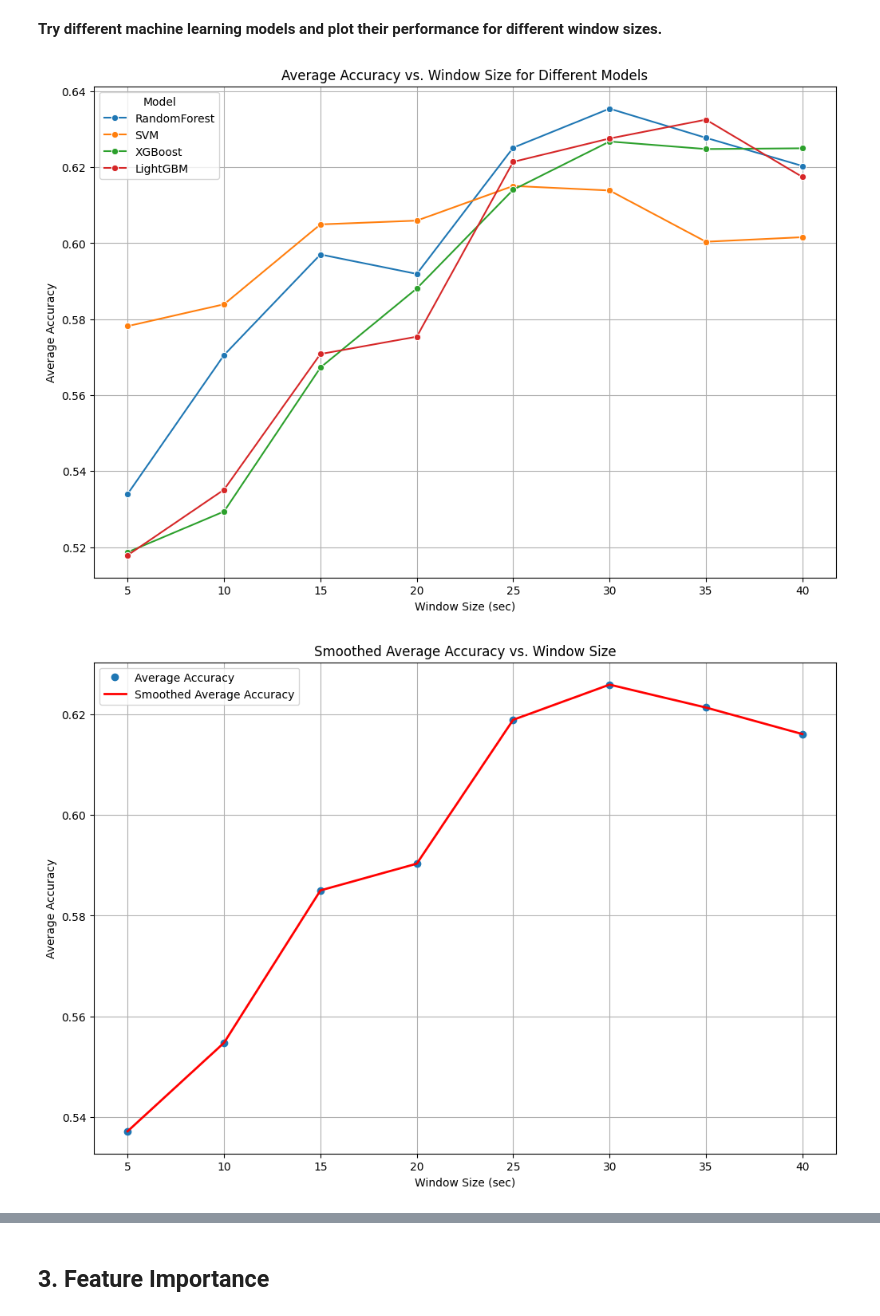
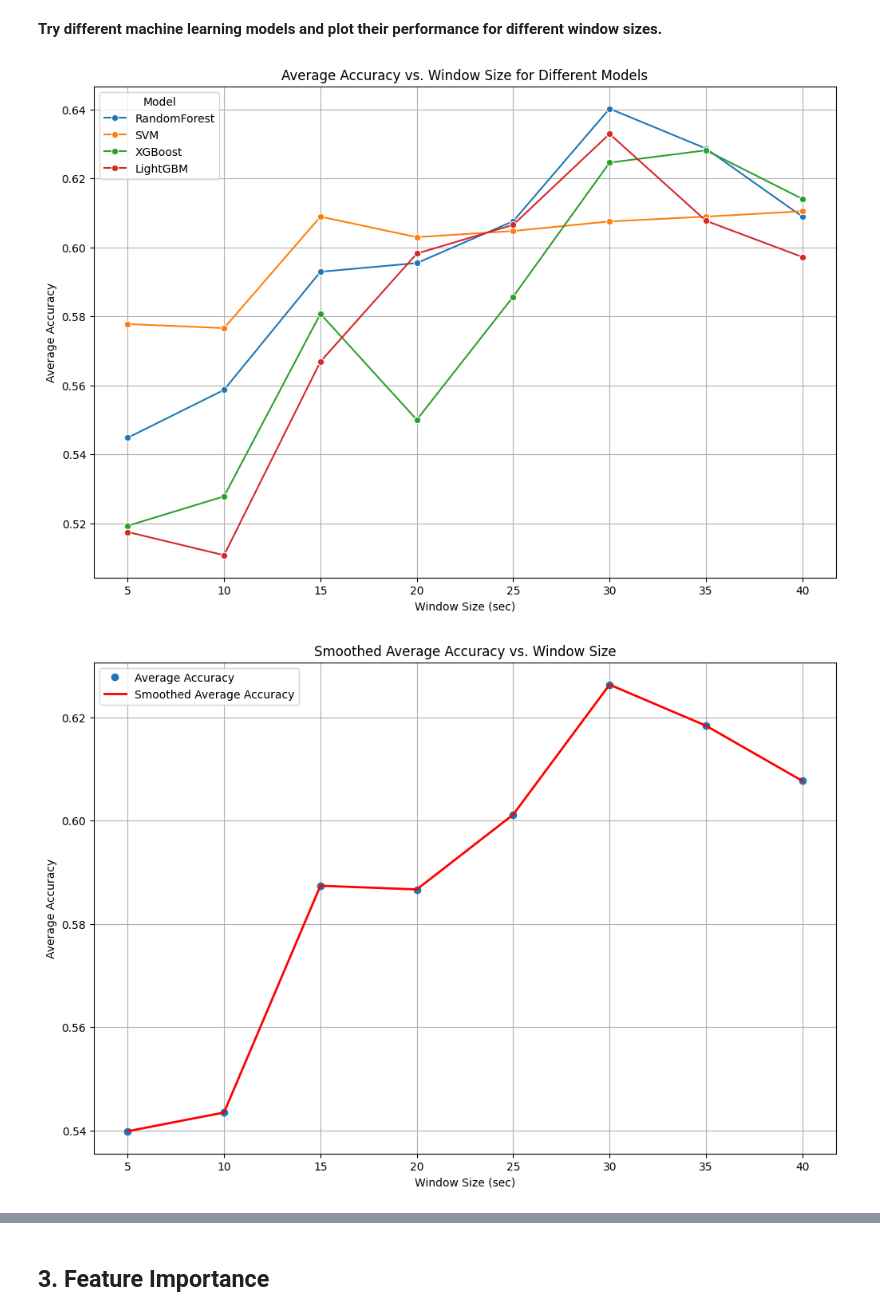
Before and after one commit to shiroyang/Mind-Wandering-Exp, a Jupyter notebook: Analysis/Summary/FreeViewing/Code/visualize_summary.ipynb, the cells around one changed output, grey strips where cells are left out. Drawn from its saved outputs; the diff is of its cells as text; code cells hidden in the pictures.

```diff
--- a/Analysis/Summary/FreeViewing/Code/visualize_summary.ipynb
+++ b/Analysis/Summary/FreeViewing/Code/visualize_summary.ipynb
@@ -35,7 +31,7 @@ import numpy as np
 import matplotlib.pyplot as plt
 
 # Load the data
-df = pd.read_csv('../../../../Analysis/Summary/FreeViewing/Data/FreeViewing_Summary_25sec.csv')
+df = pd.read_csv('../../../../Analysis/Summary/FreeViewing/Data/FreeViewing_Summary_30sec.csv')
 
 # Calculate the proportion of attention == 1 for each participant
 attention_proportion = df.groupby('Participant')['Attention'].mean()
@@ -149,12 +145,13 @@ window_sizes = [5 * i for i in range(1, 9)]
 dataframes = [pd.read_csv(f"../../../../Analysis/Summary/FreeViewing/Data/FreeViewing_Summary_{w}sec.csv") for w in window_sizes]
 
 # Blacklist of participants with missing data
-blacklist = ["22K", "25I", "29N", "39Y", "32S", "37T"]
+blacklist = ["22K", "25I", "29N", "39Y", "8I", "32S", "37T"]
 
 # Function to prepare data by participant, excluding blacklist
 def prepare_data(df):
     df_filtered = df[~df['Participant'].isin(blacklist)]
     X = df_filtered[['NumFix', 'AvgFixDur', 'NumBlink', 'AvgBlinkDur', 'AvgPupDia', 'VarPupDia', 'OffStimFram', 'AvgSacAmp', 'AvgFixDisp', 'LastFixDur', 'LastFixDurDiff']]
+    # X = df_filtered[['NumFix', 'AvgFixDisp']]
     y = df_filtered['Attention']
     groups = df_filtered['Participant']
     return X, y, groups
@@ -235,7 +232,7 @@ window_size = 30
 df = pd.read_csv(f"../../../../Analysis/Summary/FreeViewing/Data/FreeViewing_Summary_{window_size}sec.csv")
 
 # Blacklist of participants with missing data
-blacklist = ["22K", "25I", "29N", "39Y", "32S", "37T"]
+blacklist = ["22K", "25I", "29N", "39Y", "8I", "32S", "37T"]
 
 # Prepare the data
 df_filtered = df[~df['Participant'].isin(blacklist)]
@@ -308,8 +305,7 @@ from statsmodels.nonparametric.smoothers_lowess import lowess
 window_sizes = [5 * i for i in range(1, 9)]
 dataframes = [pd.read_csv(f"../../../../Analysis/Summary/FreeViewing/Data/FreeViewing_Summary_{w}sec.csv") for w in window_sizes]
 
-# Blacklist of participants with missing data
-blacklist = ["22K", "25I", "29N", "39Y", "32S", "37T"]
+blacklist = ["22K", "25I", "29N", "39Y", "8I", "32S", "37T"]
 
 # Function to prepare data by participant, excluding blacklist
 def prepare_data(df):
@@ -365,33 +361,33 @@ plt.show()
 
 # Calculate overall average accuracy for each window size
 overall_average_accuracy = {w: np.mean(list(models_scores.values())) for w, models_scores in average_results.items()}
 
 # Convert overall_average_accuracy to a DataFrame for smoothing and plotting
 overall_average_df = pd.DataFrame(list(overall_average_accuracy.items()), columns=['window_size', 'average_accuracy'])
 
 # Smooth the curve using LOWESS
 smoothed = lowess(overall_average_df['average_accuracy'], overall_average_df['window_size'], frac=0.3)
 
 # Plot the smoothed curve of overall average accuracy
 plt.figure(figsize=(12, 8))
 plt.plot(overall_average_df['window_size'], overall_average_df['average_accuracy'], 'o', label='Average Accuracy')
 plt.plot(smoothed[:, 0], smoothed[:, 1], color='red', label='Smoothed Average Accuracy', linewidth=2)
 plt.xlabel('Window Size (sec)')
 plt.ylabel('Average Accuracy')
 plt.title('Smoothed Average Accuracy vs. Window Size')
 plt.legend()
 plt.grid(True)
 plt.show()
 
 # Print overall average accuracies
 print("Overall Average Accuracies:")
 for w, avg_accuracy in overall_average_accuracy.items():
     print(f"  Window size: {w} sec, Average accuracy: {avg_accuracy:.3f}")
 
 # Find the best window size based on smoothed curve
 best_window_size = smoothed[np.argmax(smoothed[:, 1]), 0]
 print(f"Best window size based on overall smoothed average accuracy: {best_window_size:.1f} sec")
 # %% [output]
-[figure, old version]
+[figure, new version]
-[figure, old version]
+[figure, new version]
 Overall Average Accuracies:
```
Also changed, not shown: parts of 17 cells of this notebook, 9 other files.
